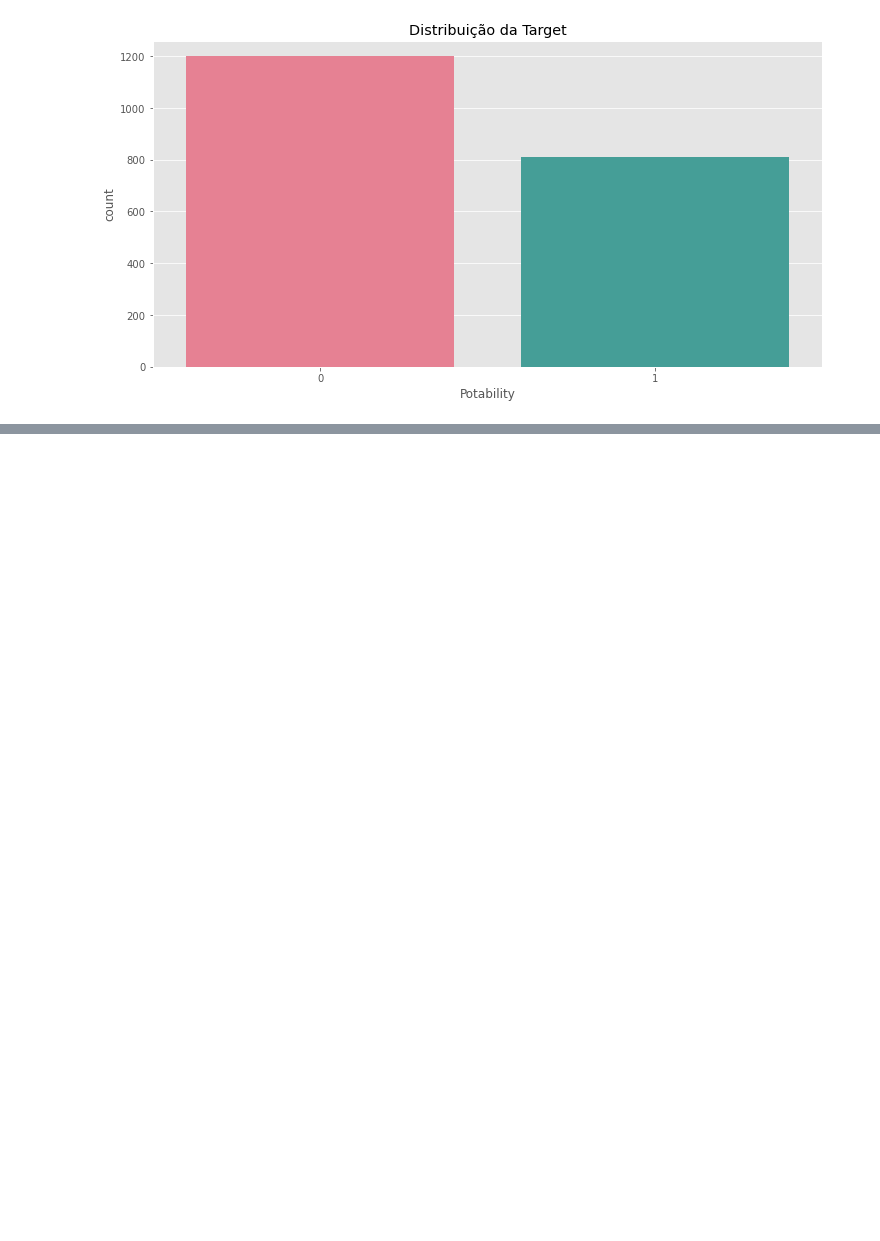
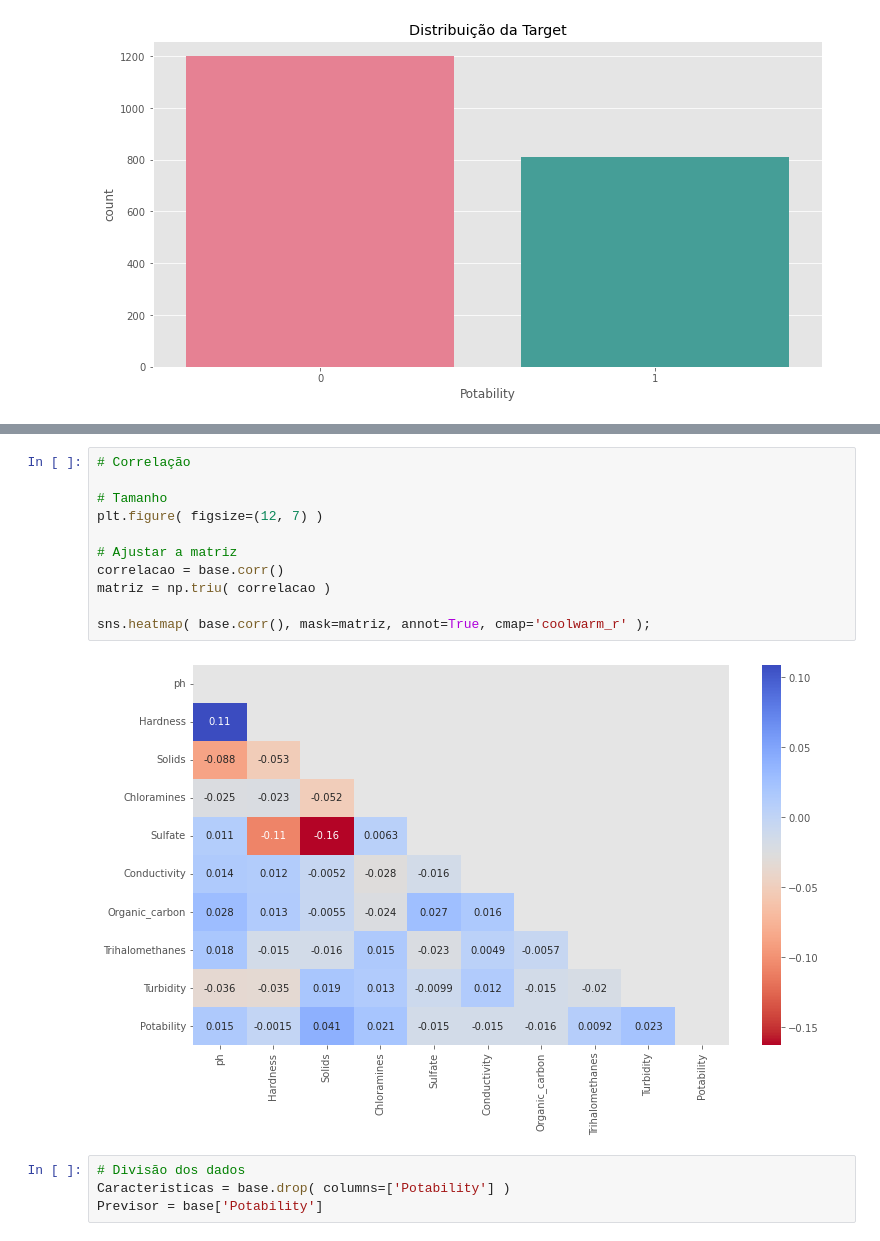
Before and after one commit to lucianawaka/bootcamp-ML, a Jupyter notebook: 10_Case_agua/10_Case_Agua_Potavel.ipynb, the cells around one changed output, grey strips where cells are left out. Saved outputs shown, nothing was run; the diff lists cells and outputs as text; blank space fills up the shorter version.

```diff
--- a/10_Case_agua/10_Case_Agua_Potavel.ipynb
+++ b/10_Case_agua/10_Case_Agua_Potavel.ipynb
@@ -139,0 +170,17 @@ plt.suptitle('Análise da ')
+# %%
+# Correlação
+
+# Tamanho
+plt.figure( figsize=(12, 7) )
+
+# Ajustar a matriz
+correlacao = base.corr()
+matriz = np.triu( correlacao )
+
+sns.heatmap( base.corr(), mask=matriz, annot=True, cmap='coolwarm_r' );
+# %% [output]
+[figure, added]
+# %%
+# Divisão dos dados
+Caracteristicas = base.drop( columns=['Potability'] )
+Previsor = base['Potability']
```
Also changed, not shown: parts of 5 cells of this notebook.
